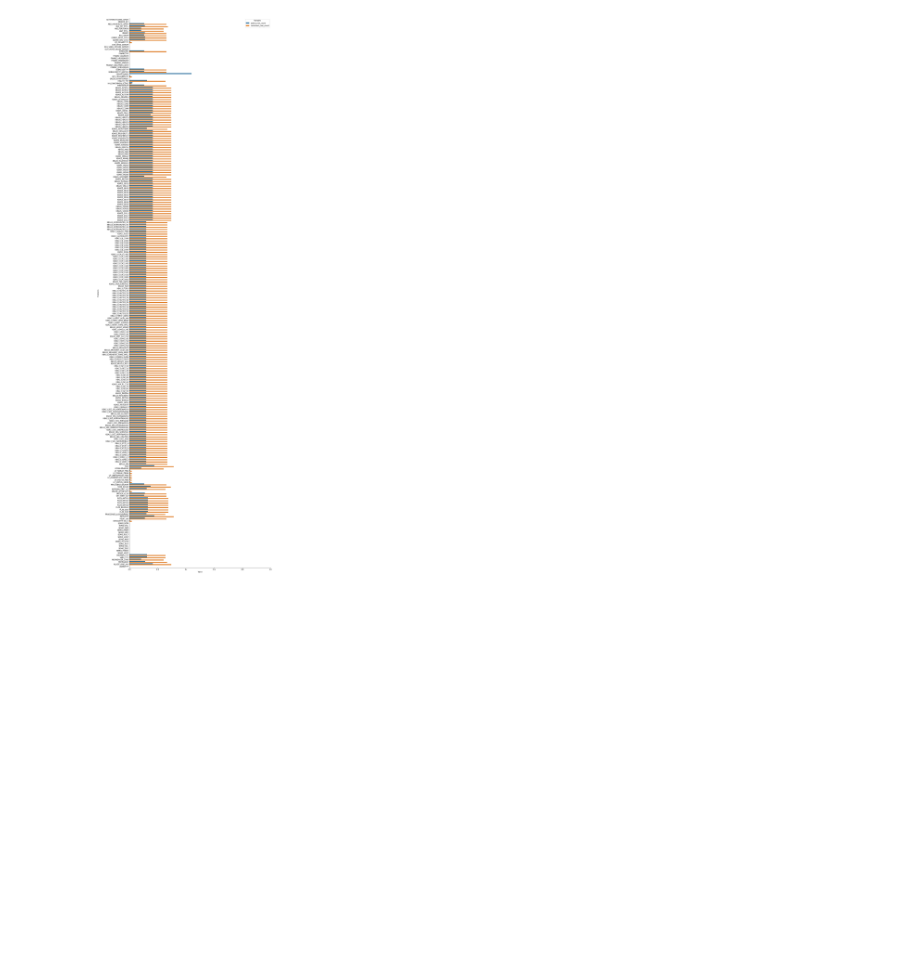
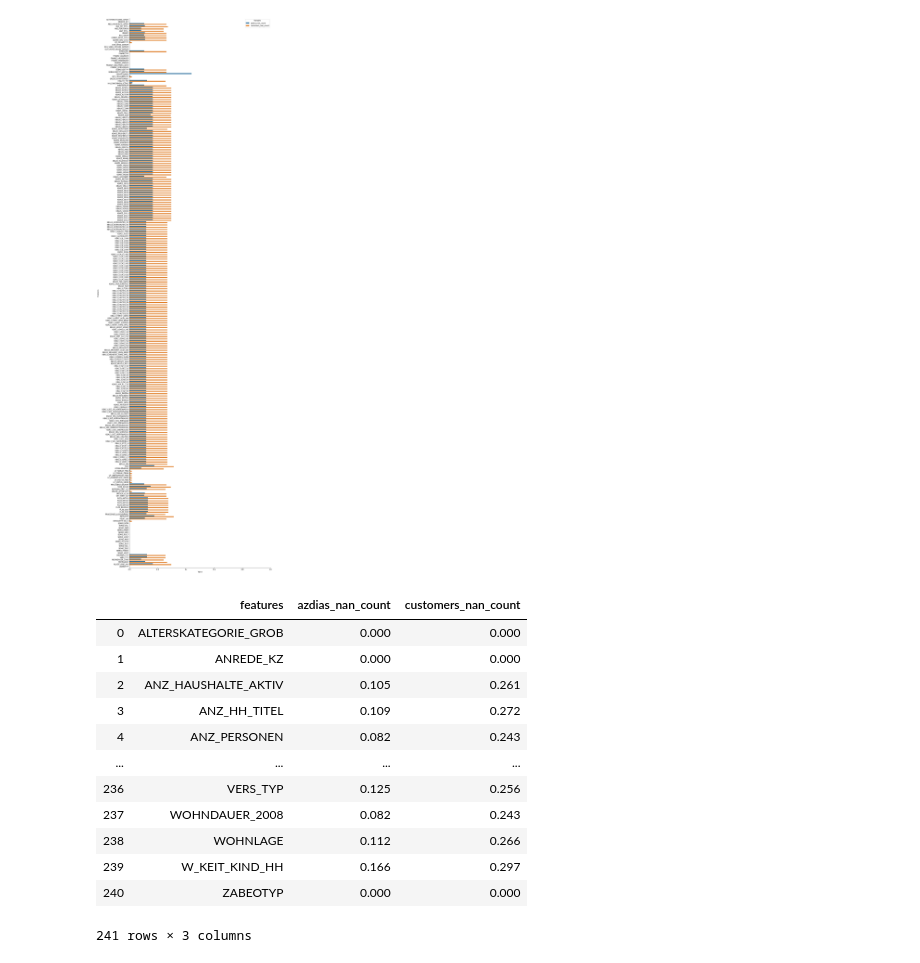
Before and after one commit to rezaabdullah/data_science_portfolio, a Jupyter notebook: capstone/Arvato_Project_Workbook_Draft.ipynb, the cells around one changed output. Drawn from its saved outputs; the diff is of its cells as text; code cells hidden in the pictures; blank space fills up the shorter version.

```diff
--- a/capstone/Arvato_Project_Workbook_Draft.ipynb
+++ b/capstone/Arvato_Project_Workbook_Draft.ipynb
@@ -344,3 +347,19 @@ sns.despine(fig)
 plt.savefig("feature_nan_count.png")
 # %% [output]
 [figure]
+# %%
+feature_nan_count
+# %% [output]
+|  | features | azdias_nan_count | customers_nan_count |
+| 0 | ALTERSKATEGORIE_GROB | 0.000 | 0.000 |
+| 1 | ANREDE_KZ | 0.000 | 0.000 |
+| 2 | ANZ_HAUSHALTE_AKTIV | 0.105 | 0.261 |
+| 3 | ANZ_HH_TITEL | 0.109 | 0.272 |
+| 4 | ANZ_PERSONEN | 0.082 | 0.243 |
+| ... | ... | ... | ... |
+| 236 | VERS_TYP | 0.125 | 0.256 |
+| 237 | WOHNDAUER_2008 | 0.082 | 0.243 |
+| 238 | WOHNLAGE | 0.112 | 0.266 |
+| 239 | W_KEIT_KIND_HH | 0.166 | 0.297 |
+| 240 | ZABEOTYP | 0.000 | 0.000 |
+241 rows × 3 columns
```
Also changed, not shown: parts of 17 cells of this notebook.
